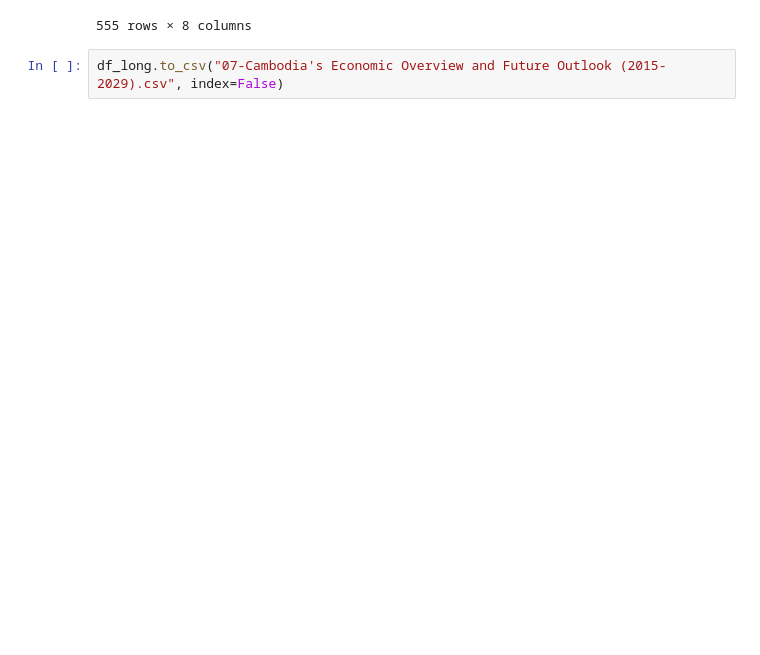
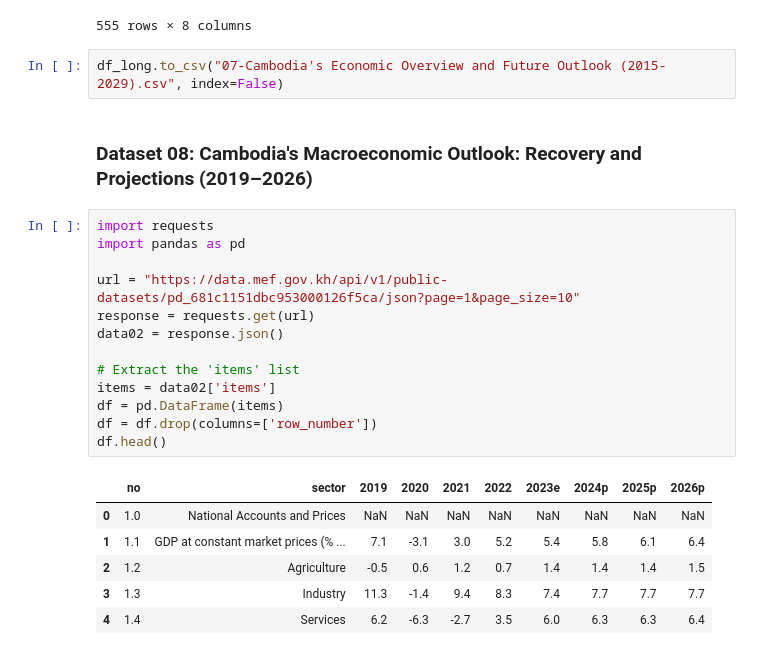
Before and after one commit to KrySenghort/Data-Cleaning-Data-EF, a Jupyter notebook: Code-02.ipynb, the cells around one changed output. Cells and saved outputs as stored; diff of their text form; blank space fills up the shorter version.

```diff
--- a/Code-02.ipynb
+++ b/Code-02.ipynb
@@ -183,3 +183,25 @@ df_long
 555 rows × 8 columns
 # %%
 df_long.to_csv("07-Cambodia's Economic Overview and Future Outlook (2015-2029).csv", index=False)
+# %% [markdown]
+### Dataset 08: Cambodia's Macroeconomic Outlook: Recovery and Projections (2019–2026)
+# %%
+import requests
+import pandas as pd
+
+url = "https://data.mef.gov.kh/api/v1/public-datasets/pd_681c1151dbc953000126f5ca/json?page=1&page_size=10"
+response = requests.get(url)
+data02 = response.json()
+
+# Extract the 'items' list
+items = data02['items']
+df = pd.DataFrame(items)
+df = df.drop(columns=['row_number'])
+df.head()
+# %% [output]
+|  | no | sector | 2019 | 2020 | 2021 | 2022 | 2023e | 2024p | 2025p | 2026p |
+| 0 | 1.0 | National Accounts and Prices | NaN | NaN | NaN | NaN | NaN | NaN | NaN | NaN |
+| 1 | 1.1 | GDP at constant market prices (% ... | 7.1 | -3.1 | 3.0 | 5.2 | 5.4 | 5.8 | 6.1 | 6.4 |
+| 2 | 1.2 | Agriculture | -0.5 | 0.6 | 1.2 | 0.7 | 1.4 | 1.4 | 1.4 | 1.5 |
+| 3 | 1.3 | Industry | 11.3 | -1.4 | 9.4 | 8.3 | 7.4 | 7.7 | 7.7 | 7.7 |
+| 4 | 1.4 | Services | 6.2 | -6.3 | -2.7 | 3.5 | 6.0 | 6.3 | 6.3 | 6.4 |
```
Also changed, not shown: parts of 3 cells of this notebook, 2 other files.
